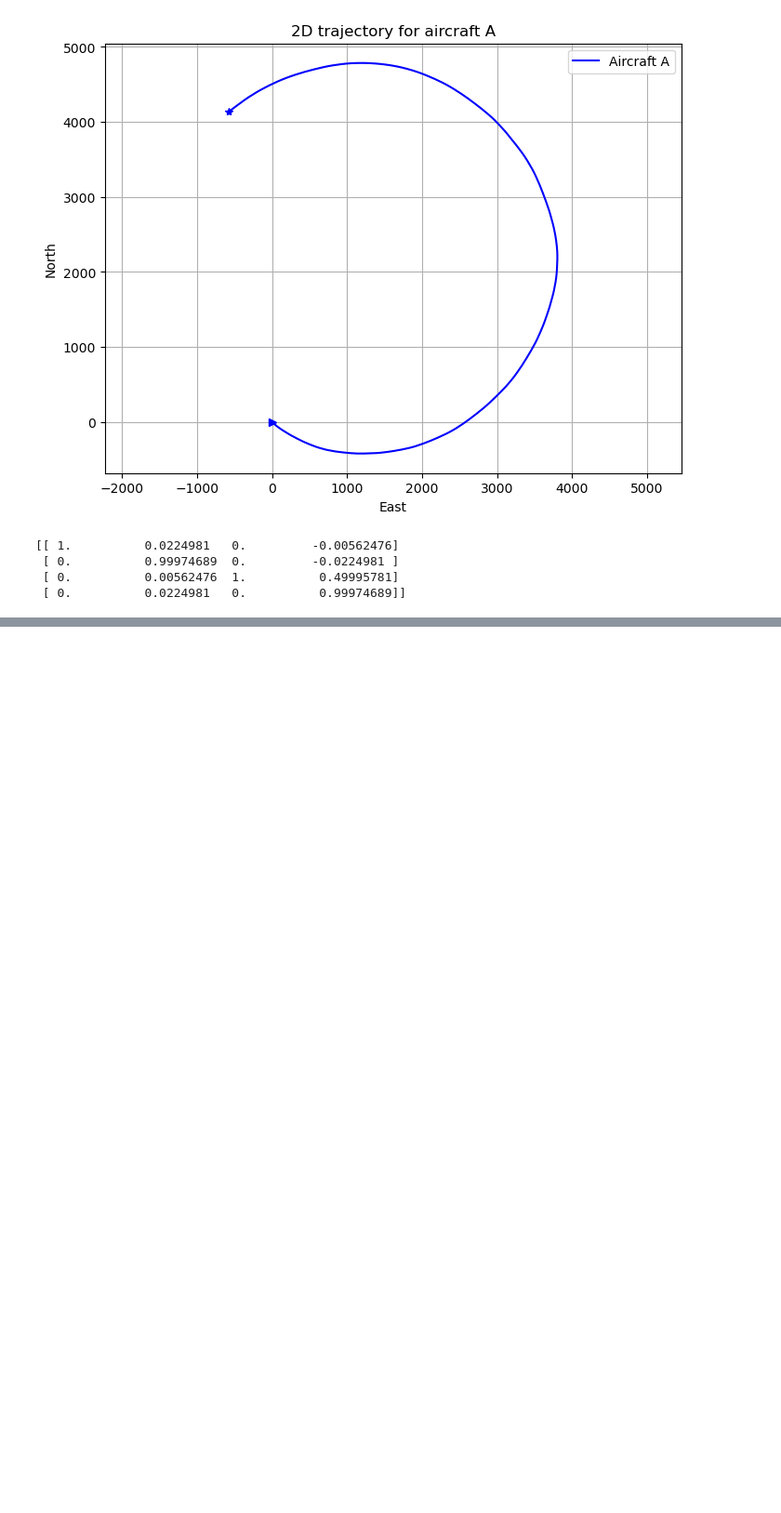
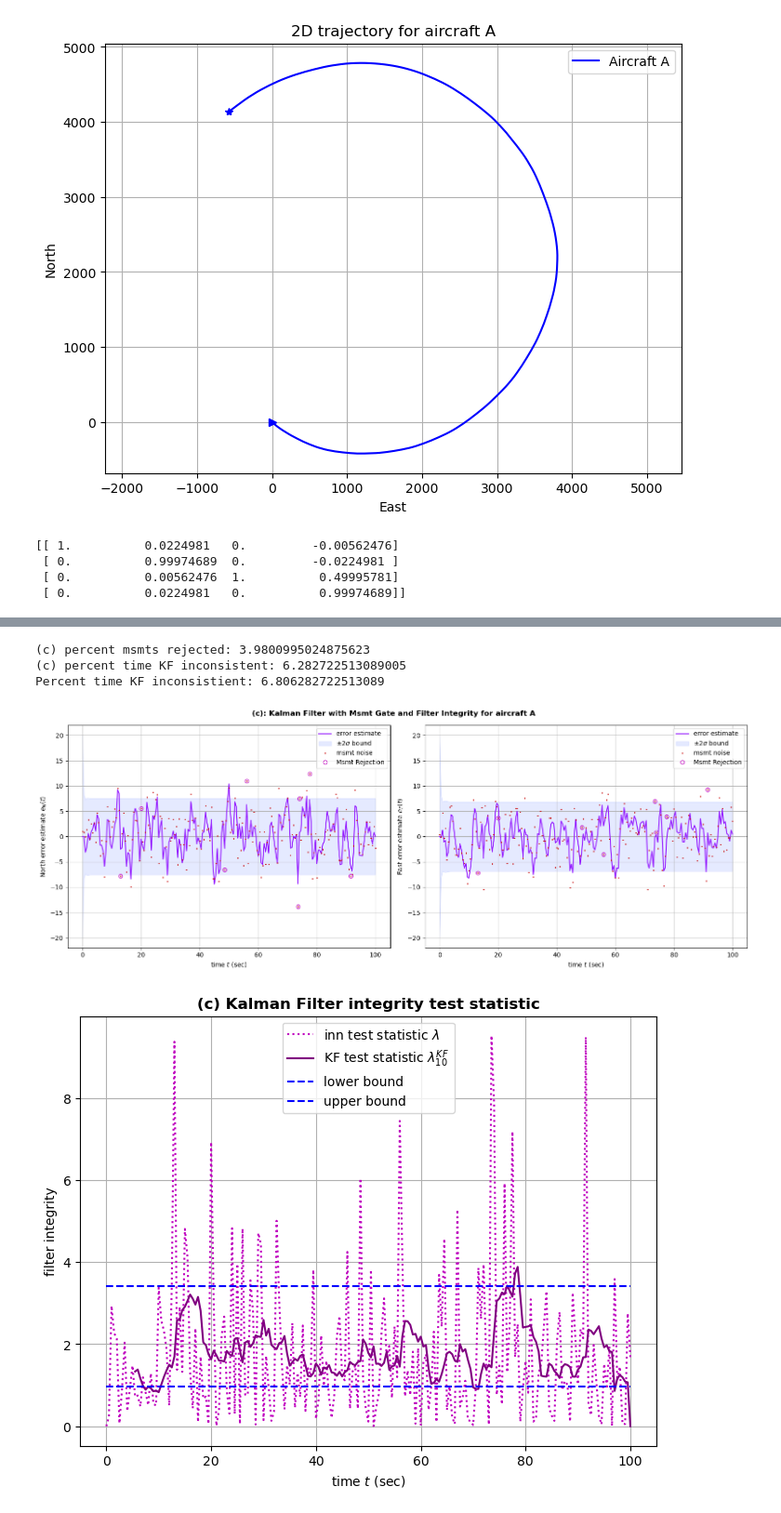
Before and after one commit to valentine-alia/MAE-6760, a Jupyter notebook: HW3/HW3_2.ipynb, the cells around one changed output, grey strips where cells are left out. Shown at 93% size. Cells and saved outputs as stored; diff of their text form; code cells hidden in the pictures; blank space fills up the shorter version.

```diff
--- a/HW3/HW3_2.ipynb
+++ b/HW3/HW3_2.ipynb
@@ -271,3 +407,42 @@ plt.title("(c) Kalman Filter integrity test statistic", fontweight='bold')
+# %%
+## YOUR CODE HERE
+
+# uncomment lines below to output the percent of msmts rejected
+print("(c) percent msmts rejected:",Nrej/nk*100)
+print("(c) percent time KF inconsistent:",NFrej/(nk-10)*100)
+print("Percent time KF inconsistient:", 100*len(LamF[np.ma.mask_or(LamF > Bhigh,LamF < Blow)][10:])/(nk-10)) # computed this my own way before realizing I already recorded all this information *facepalm*
+
+fig, axs = plt.subplots(1,2,figsize=(16,6))
+
+plot_estimator(tvec,xhatu[0,:],Pu[0,0,:],x_c[0,:],plot_type='error',z=z_c[0,:],ax=axs[0])
+# uncomment the line below to add msmt rejections to the plot
+axs[0].plot(Trej, Erej[0,:], 'mo', fillstyle='none', label='Msmt Rejection')
+axs[0].set_ylabel("North error estimate $e_N(t)$")
+axs[0].legend()
+plot_estimator(tvec,xhatu[2,:],Pu[2,2,:],x_c[2,:],plot_type='error',z=z_c[1,:],ax=axs[1])
+# uncomment the line below to add msmt rejections to the plot
+axs[1].plot(Trej, Erej[1,:], 'mo', fillstyle='none', label='Msmt Rejection')
+axs[1].set_ylabel("East error estimate $e_E(t)$")
+axs[1].legend()
+plt.suptitle("(c): Kalman Filter with Msmt Gate and Filter Integrity for aircraft A", fontweight='bold')
+plt.tight_layout()
+
+plt.figure(figsize=(8,6))
+plt.plot(tvec,Lam,'m:',label=r'inn test statistic $\lambda$')
+plt.plot(tvec[win+1:],LamF[win+1:],'-',color='purple',label=r'KF test statistic $\lambda_{10}^{KF}$')
+plt.plot(tvec,Blow*np.ones(nk),'b--',label='lower bound')
+plt.plot(tvec,Bhigh*np.ones(nk),'b--',label='upper bound')
+plt.ylabel('filter integrity')
+plt.xlabel('time $t$ (sec)')
+plt.legend()
+plt.title("(c) Kalman Filter integrity test statistic", fontweight='bold')
+plt.grid()
+# %% [output]
+(c) percent msmts rejected: 3.9800995024875623
+(c) percent time KF inconsistent: 6.282722513089005
+Percent time KF inconsistient: 6.806282722513089
+[figure, added]
+[figure, added]
 # %%
 # ============================================================
 # (d) Joint Kalman Filter (Aircraft A & B)
```
Also changed, not shown: parts of 8 cells of this notebook.
